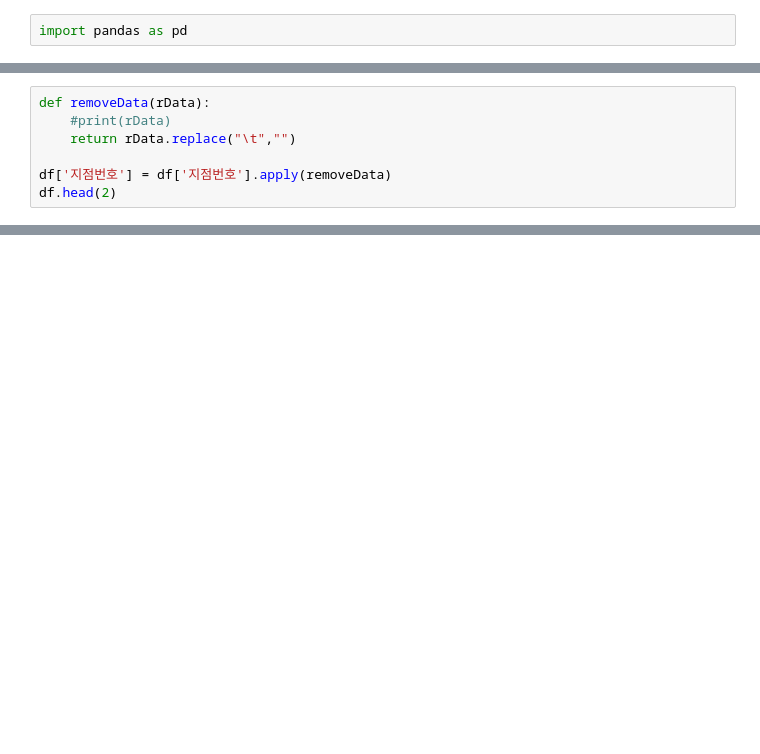
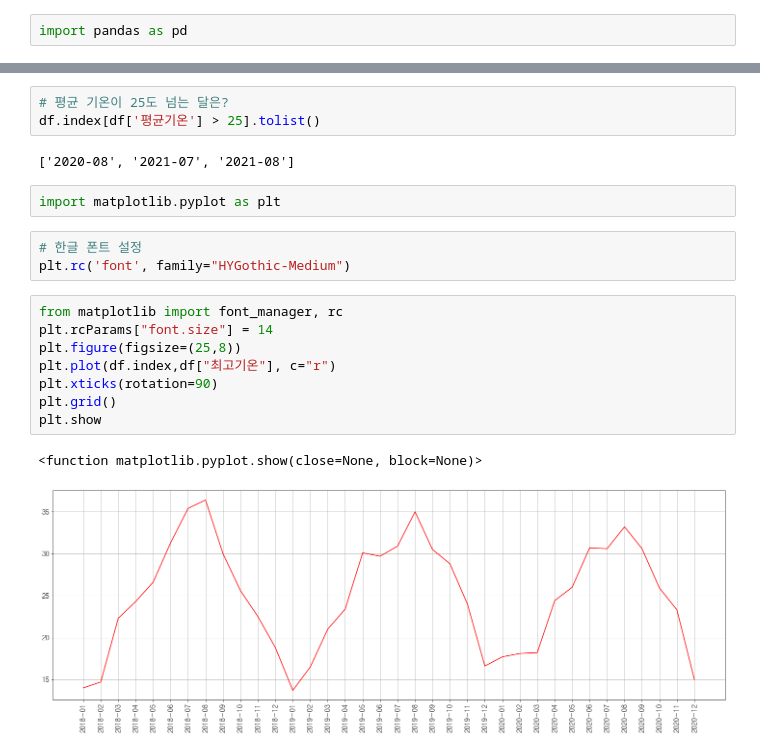
Before and after one commit to mundo99/2-2_BigData, a Jupyter notebook: 09_busan_temp.ipynb, the cells around one changed output, grey strips where cells are left out. Drawn from its saved outputs; the diff is of its cells as text; blank space fills up the shorter version.

```diff
--- a/09_busan_temp.ipynb
+++ b/09_busan_temp.ipynb
@@ -102,7 +44,0 @@ df.head()
-# %%
-def removeData(rData):
-    #print(rData)
-    return rData.replace("\t","")
-
-df['지점번호'] = df['지점번호'].apply(removeData)
-df.head(2)
@@ -113,0 +135,21 @@ df.head(2)
+# %%
+# 평균 기온이 25도 넘는 달은?
+df.index[df['평균기온'] > 25].tolist()
+# %% [output]
+['2020-08', '2021-07', '2021-08']
+# %%
+import matplotlib.pyplot as plt
+# %%
+# 한글 폰트 설정
+plt.rc('font', family="HYGothic-Medium")
+# %%
+from matplotlib import font_manager, rc
+plt.rcParams["font.size"] = 14
+plt.figure(figsize=(25,8))
+plt.plot(df.index,df["최고기온"], c="r")
+plt.xticks(rotation=90)
+plt.grid()
+plt.show
+# %% [output]
+<function matplotlib.pyplot.show(close=None, block=None)>
+[figure, added]
```
Also changed, not shown: parts of 18 cells of this notebook, 5 other files.
